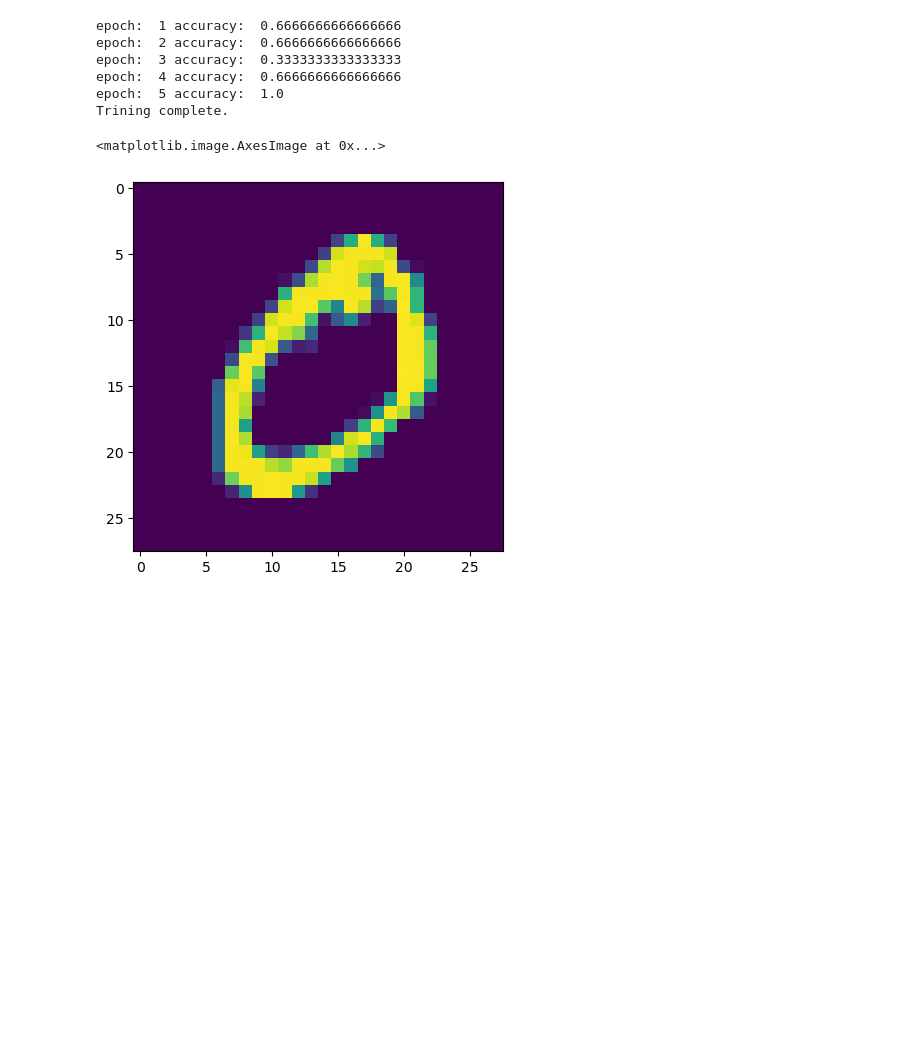
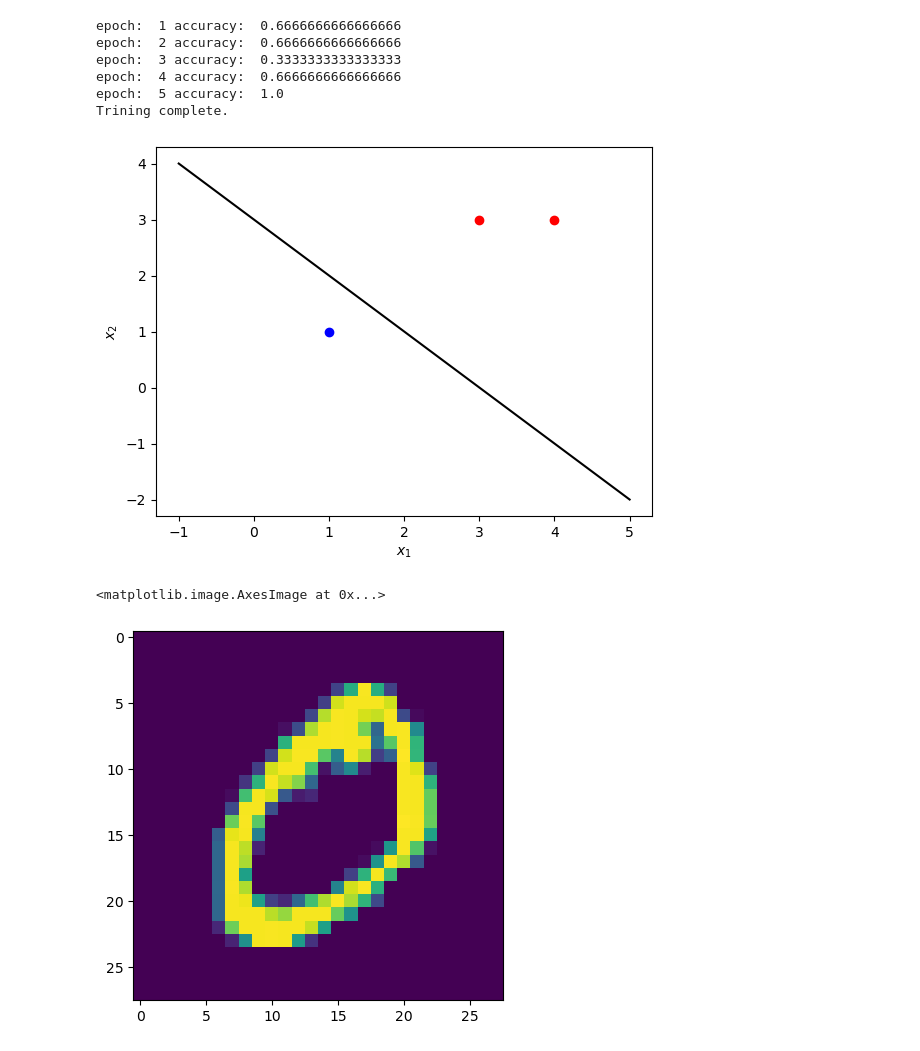
Before and after one commit to WANGH950/Statistical-Machine-Learning, a Jupyter notebook: 1ST/experiment.ipynb, the cells around one changed output. Drawn from its saved outputs; the diff is of its cells as text; code cells hidden in the pictures; blank space fills up the shorter version.

```diff
--- a/1ST/experiment.ipynb
+++ b/1ST/experiment.ipynb
@@ -126,6 +129,22 @@ epoch:  3 accuracy:  0.3333333333333333
 epoch:  4 accuracy:  0.6666666666666666
 epoch:  5 accuracy:  1.0
 Trining complete.
+# %%
+xx = np.linspace(-1,5,100)
+w = np.sum(np.expand_dims(model.alpha*model.y,-1)*model.x,0)
+yy = (-w[0]*xx-model.b)/w[1]
+# %%
+plt.plot(xx,yy,color = 'black')
+for (x,y) in data_set:
+    if y > 0:
+        plt.scatter(x[0],x[1],color='r')
+    else:
+        plt.scatter(x[0],x[1],color='b')
+plt.xlabel('$x_1$')
+plt.ylabel('$x_2$')
+plt.savefig('./figure/perception2.png',dpi=600)
+# %% [output]
+[figure, added]
 # %%
 data=torchvision.datasets.MNIST(
     root='MNIST',
```
Also changed, not shown: parts of 5 cells of this notebook, 15 other files.
